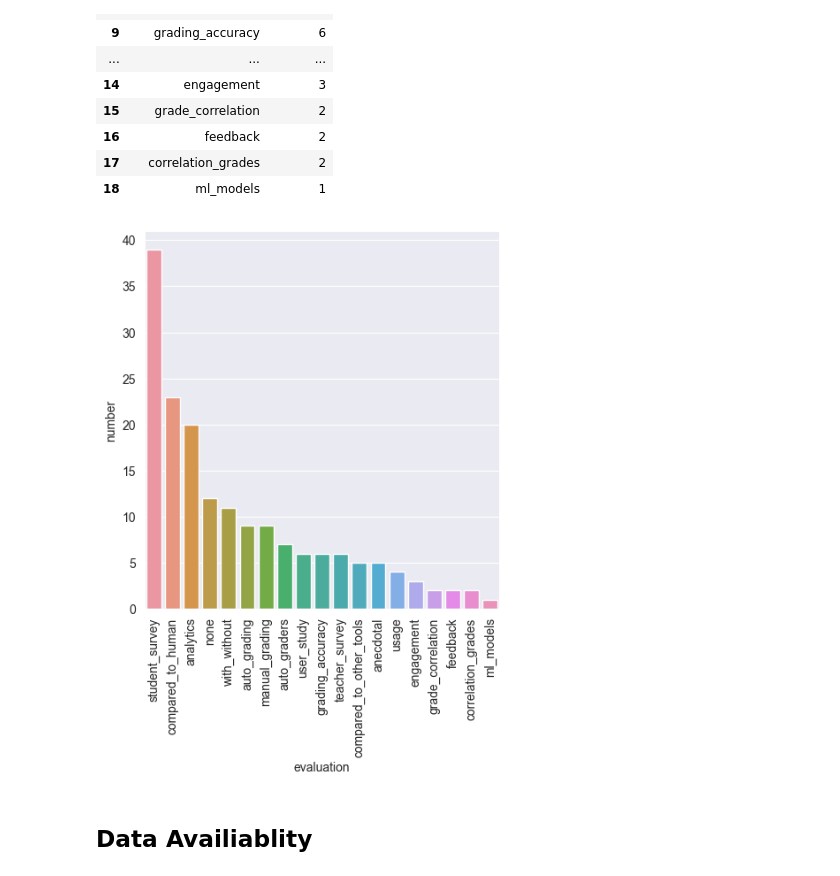
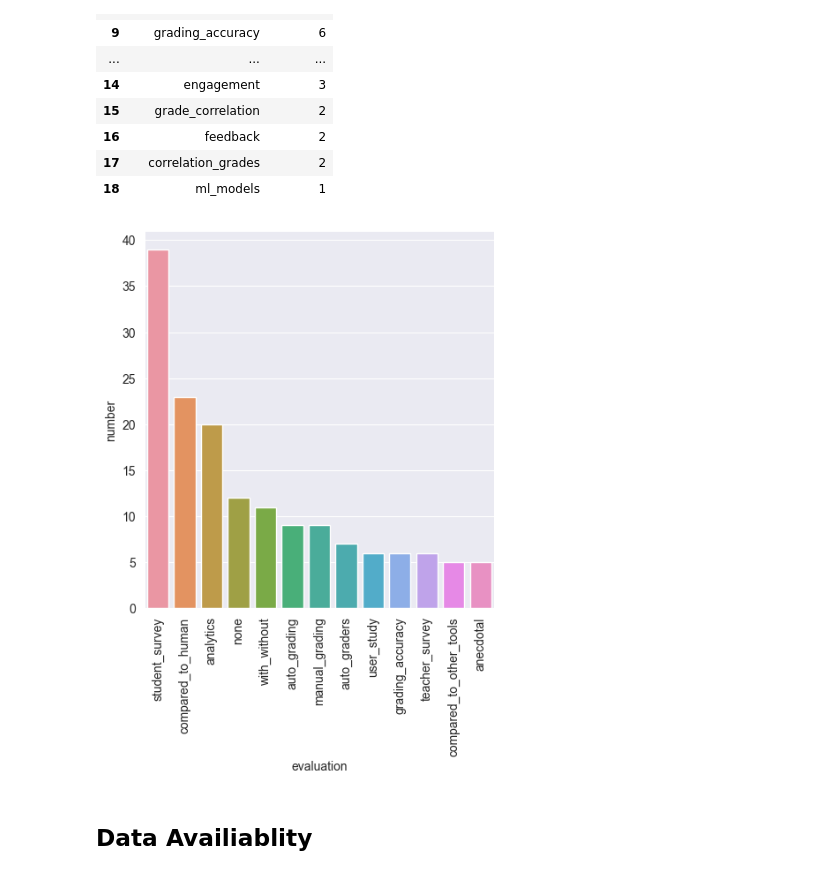
Before and after one commit to m-messer/Automated-Assessment-SLR-Data-Processing, a Jupyter notebook: analysis.ipynb, the cells around one changed output. Drawn from its saved outputs; the diff is of its cells as text; code cells hidden in the pictures.

Commit message:
PHD-128 Truncated evaluation results

```diff
--- a/analysis.ipynb
+++ b/analysis.ipynb
@@ -334,10 +320,11 @@ evaluation
 | 17 | correlation_grades | 2 |
 | 18 | ml_models | 1 |
 # %%
-sns.catplot(evaluation, kind='bar', x='evaluation', y='number')
+## TRUNCATED UNDER 5 RESULTS
+sns.catplot(evaluation[evaluation['number'] > 4], kind='bar', x='evaluation', y='number')
 plt.xticks(rotation=90)
 plt.savefig('plots/evaluation.pdf', bbox_inches='tight')
 # %% [output]
-[figure, old version]
+[figure, new version]
 # %% [markdown]
 ## Data Availiablity
```
Also changed, not shown: parts of 1 cell of this notebook, 2 other files.
